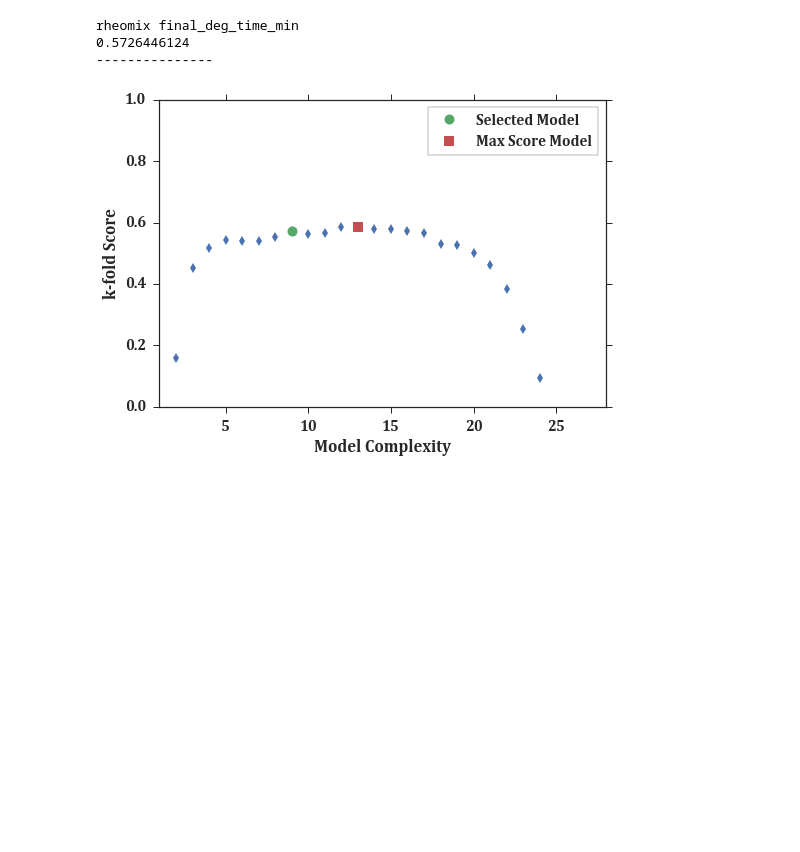
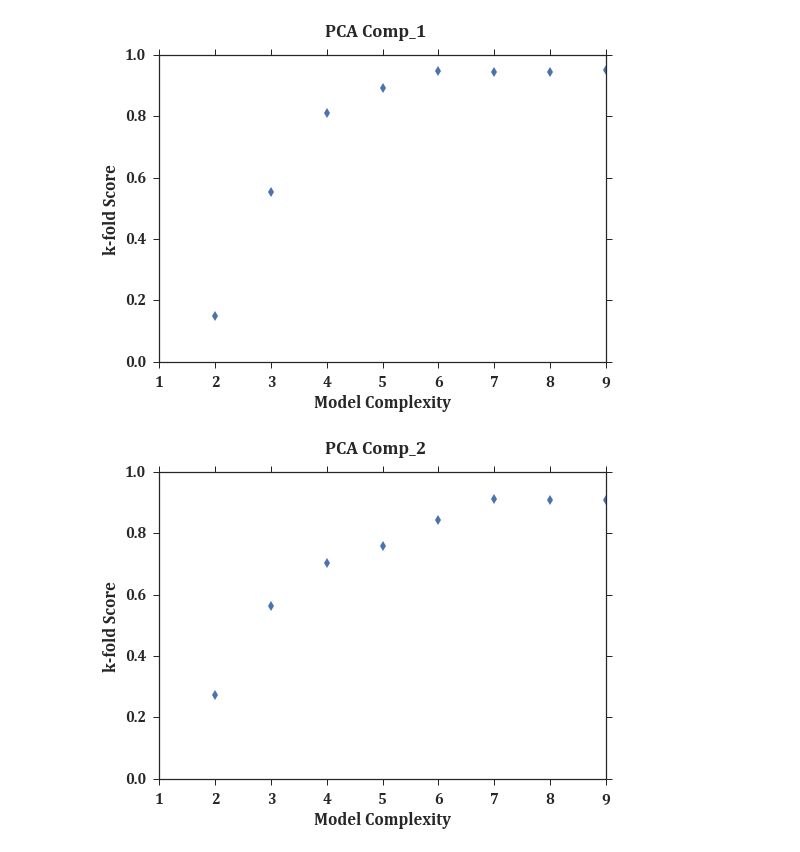
Before and after one commit to reinhardfechter/FlexPVCModel, a Jupyter notebook: Plot_top_model_scores.ipynb, the cells around one changed output. Cells and saved outputs as stored; diff of their text form; code cells hidden in the pictures; blank space fills up the shorter version.

Commit message:
Further work on making interface for model and optimisation

```diff
--- a/Plot_top_model_scores.ipynb
+++ b/Plot_top_model_scores.ipynb
@@ -21,48 +20,40 @@ sm_db = access_db(3, True)
 # %%
 Q = Query()
 use_lim = True
 
-names = [i for i in names if i in [u'rheomix final_deg_time_min']]
+# names = [i for i in names if i in [u'rheomix final_deg_time_min']]
 
 for i in names:
     equip, d_type = i.split(' ')
 
     top_db = access_db('Top_score_results_'+ equip + '_' + d_type, False)
 
     df = DataFrame(top_db.all())
 
     n_terms = list(df['n_terms'].values)
     scores = list(df['top_score'].values)
     mcodes = list(df['top_mcode'].values)
 
-    entry = sm_db.search((Q.equipment_name == equip) & (Q.data_type == d_type))
-    select_mcode = entry[0]['select_mcode']
-    select_score = entry[0]['select_score']
-
-    print(i)
-    print(select_score)
-    print('---------------')
+#     entry = sm_db.search((Q.equipment_name == equip) & (Q.data_type == d_type))
+#     select_mcode = entry[0]['select_mcode']
+#     select_score = entry[0]['select_score']
 
     fig = figure()
     plot(n_terms, scores, 'd')
     ylim([0.0, 1.0])
     ylabel('k-fold Score')
-    xlim([1.0, 28.0])
+#     xlim([1.0, 28.0])
     xlabel('Model Complexity')
 
     ind_max = argmax(scores)
 
-    plot(len(select_mcode), select_score, 'o', markersize=10, label='Selected Model')
-    plot(n_terms[ind_max], scores[ind_max], 's', markersize=10, label='Max Score Model')
+#     plot(len(select_mcode), select_score, 'o', markersize=10, label='Selected Model')
+#     plot(n_terms[ind_max], scores[ind_max], 's', markersize=10, label='Max Score Model')
 
-#     fig.suptitle(i)
-    legend(frameon=True)
+    fig.suptitle(i)
+#     legend(frameon=True)
 
-    fig.savefig('Final_deg_time_scores_marked.pdf')
-
-#     fig.suptitle(i)
+#     fig.savefig('Final_deg_time_scores_marked.pdf')
 # %% [output]
-rheomix final_deg_time_min
-0.5726446124
----------------
-[figure, old version]
+[figure, new version]
+[figure, added]
```
Also changed, not shown: parts of 3 cells of this notebook, 6 other files.
